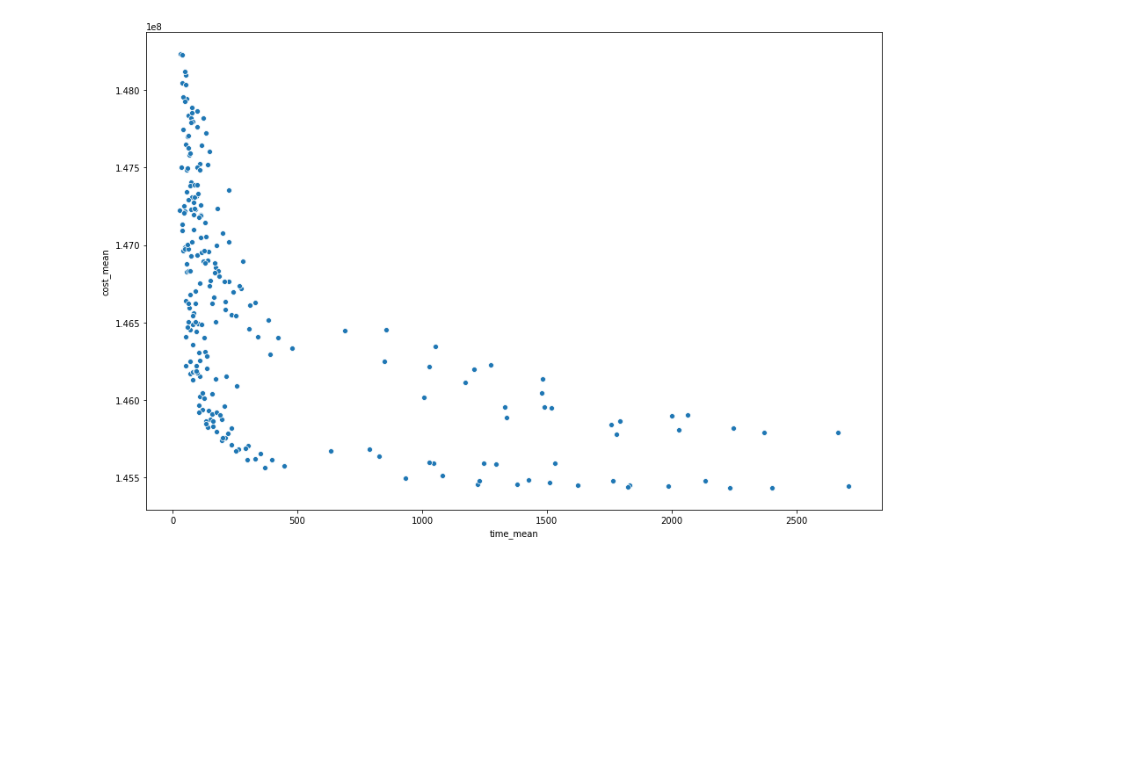
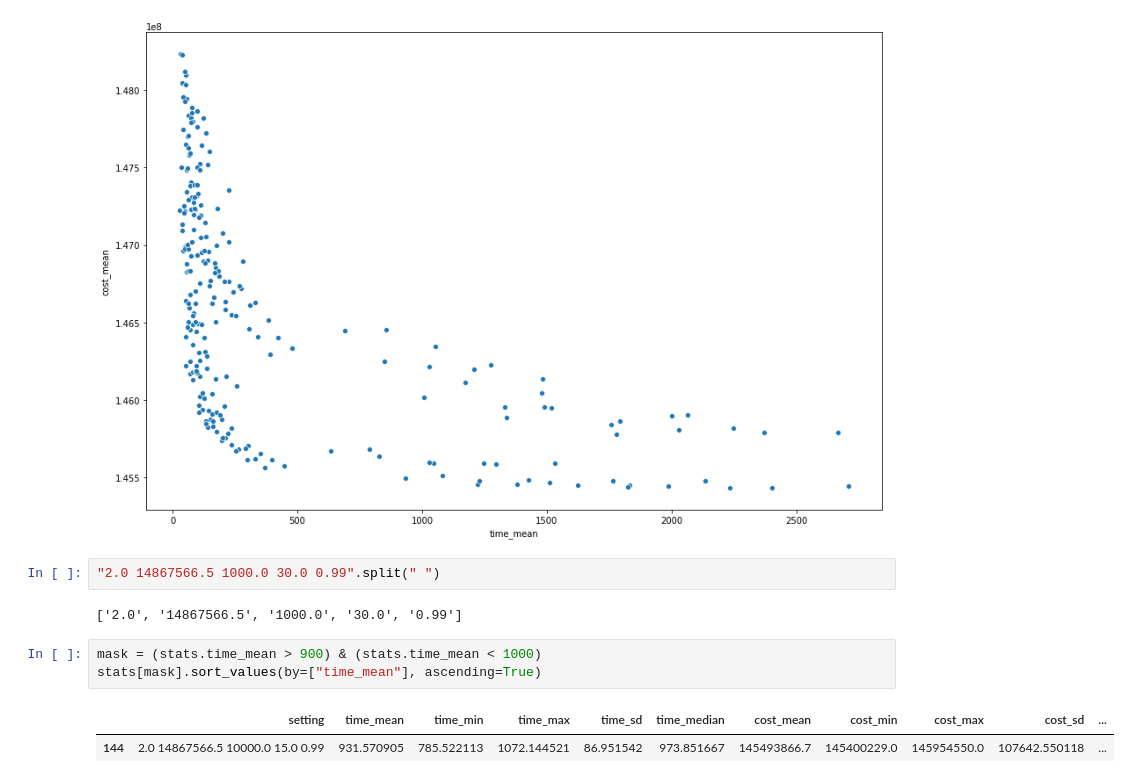
Before and after one commit to JavierArredondo/min-cost-flow, a Jupyter notebook: notebooks/analysis.ipynb, the cells around one changed output. Drawn from its saved outputs; the diff is of its cells as text; blank space fills up the shorter version.

```diff
--- a/notebooks/analysis.ipynb
+++ b/notebooks/analysis.ipynb
@@ -132,3 +146,13 @@ fig, ax = plt.subplots(figsize=(15, 10))
 ax = sns.scatterplot(x="time_mean", y="cost_mean", data=stats)
 # %% [output]
 [figure]
+# %%
+"2.0 14867566.5 1000.0 30.0 0.99".split(" ")
+# %% [output]
+['2.0', '14867566.5', '1000.0', '30.0', '0.99']
+# %%
+mask = (stats.time_mean > 900) & (stats.time_mean < 1000)
+stats[mask].sort_values(by=["time_mean"], ascending=True)
+# %% [output]
+|  | setting | time_mean | time_min | time_max | time_sd | time_median | cost_mean | cost_min | cost_max | cost_sd | ... |
+| 144 | 2.0 14867566.5 10000.0 15.0 0.99 | 931.570905 | 785.522113 | 1072.144521 | 86.951542 | 973.851667 | 145493866.7 | 145400229.0 | 145954550.0 | 107642.550118 | ... |
```
Also changed, not shown: parts of 3 cells of this notebook, 2 other files.
